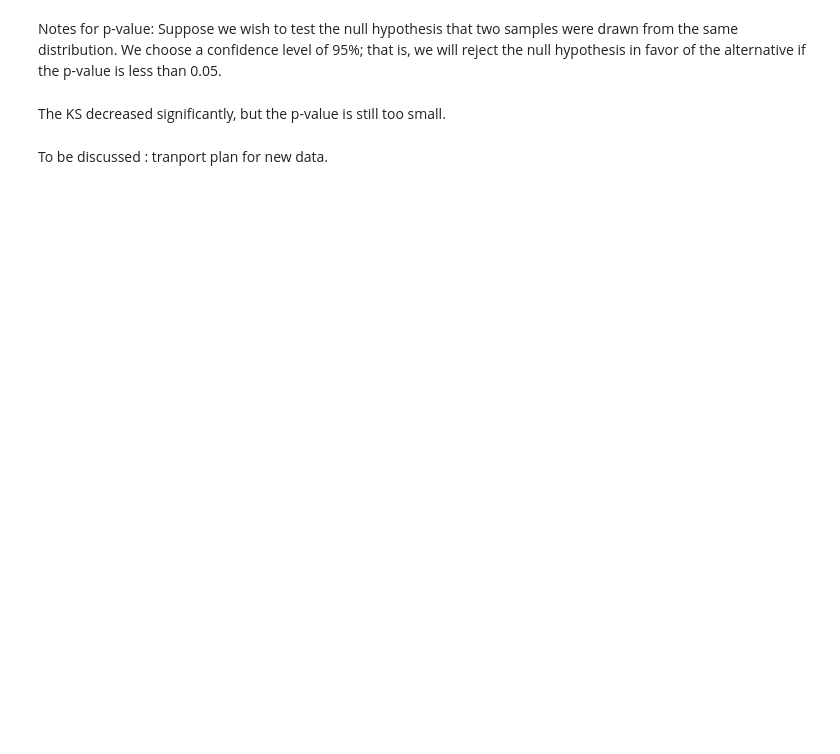
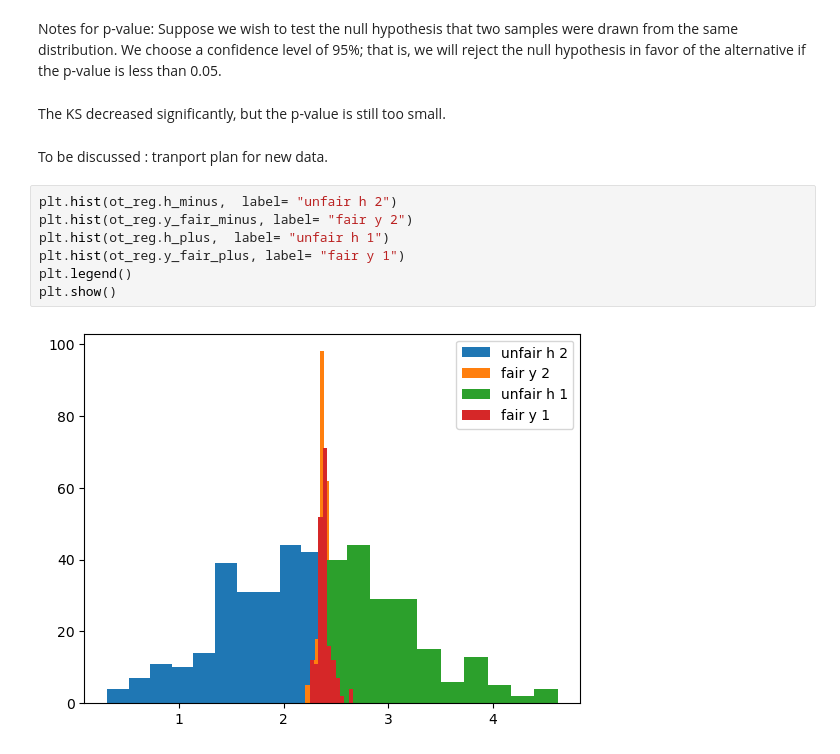
Before and after one commit to AugustinBouquillard/demographic-parity, a Jupyter notebook: unawareness.ipynb, the cells around one changed output. Cells and saved outputs as stored; diff of their text form; blank space fills up the shorter version.

```diff
--- a/unawareness.ipynb
+++ b/unawareness.ipynb
@@ -73,3 +73,12 @@ Suppose we wish to test the null hypothesis that two samples were drawn from the
 The KS decreased significantly, but the p-value is still too small.
 # %% [markdown]
 To be discussed : tranport plan for new data.
+# %%
+plt.hist(ot_reg.h_minus,  label= "unfair h 2")
+plt.hist(ot_reg.y_fair_minus, label= "fair y 2")
+plt.hist(ot_reg.h_plus,  label= "unfair h 1")
+plt.hist(ot_reg.y_fair_plus, label= "fair y 1")
+plt.legend()
+plt.show()
+# %% [output]
+[figure, added]
```
Also changed, not shown: parts of 2 cells of this notebook, 2 other files.
